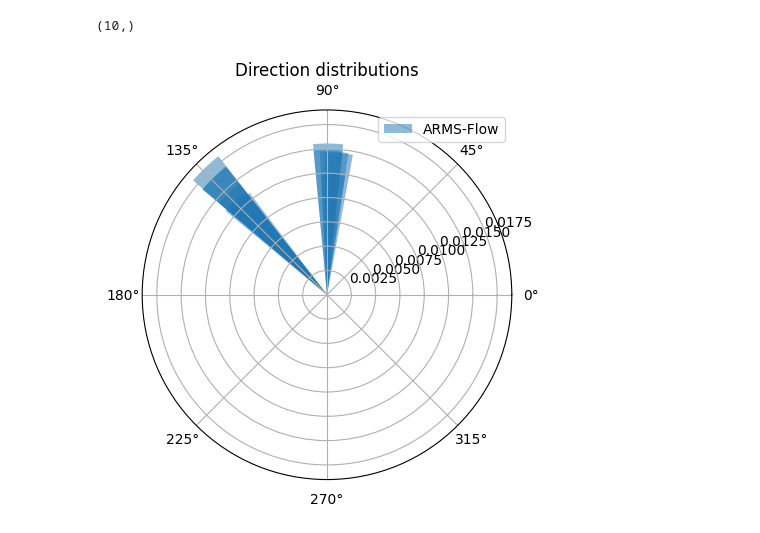
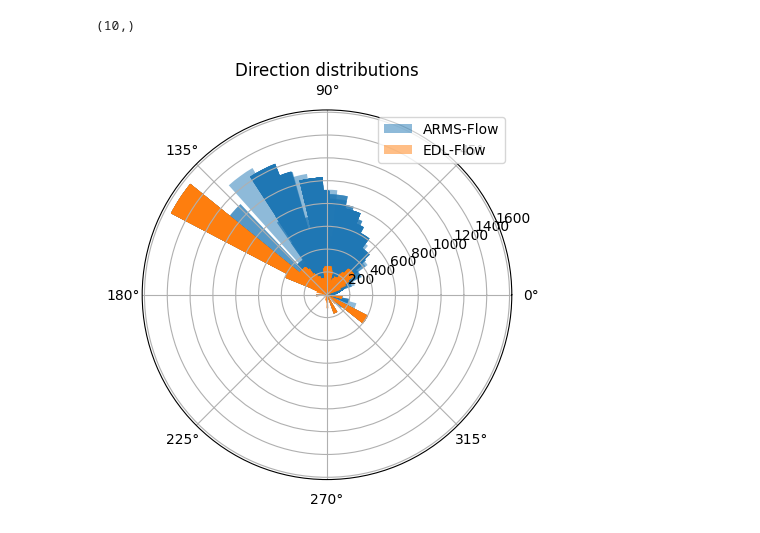
Before and after one commit to MassylHAMDI/Real-time_high_speed_motion_prediction, a Jupyter notebook: hamid.ipynb, the cells around one changed output. Cells and saved outputs as stored; diff of their text form; code cells hidden in the pictures.

```diff
--- a/hamid.ipynb
+++ b/hamid.ipynb
@@ -9,21 +9,23 @@ flow_local[0:10,0].shape
 # %%
 import matplotlib.pyplot as plt
 # Créer un diagramme polaire
 ax = plt.subplot(111, polar=True)
 # Tracer les données pour ARMS
-ax.bar(flow_local[0:50,1], flow_local[0:50,0], width=0.2, alpha=0.5, label='ARMS-Flow')
-# ax.bar(corrected_flow[0:50,1], corrected_flow[0:50,0], width=0.2, alpha=0.5, label='EDL-Flow')
+ax.bar(corrected_flow[0:,1], corrected_flow[0:,0]*10000, width=0.2, alpha=0.5, label='ARMS-Flow')
+ax.bar(flow_local[0:,1], flow_local[0:,0]*10000, width=0.2, alpha=0.5, label='EDL-Flow')
+
+
 # Tracer les données pour EDL
 ax.set_theta_zero_location('E')
 ax.set_theta_direction(1)
 
 # Ajouter des légendes, des titres, etc.
 ax.set_title("Direction distributions")
 ax.legend()
 
 plt.show()
 # %% [output]
-[figure, old version]
+[figure, new version]
 # %%
 corrected_flow[0:30,1]
 # %% [output]
```
Also changed, not shown: parts of 1 cell of this notebook, 5 other files.
